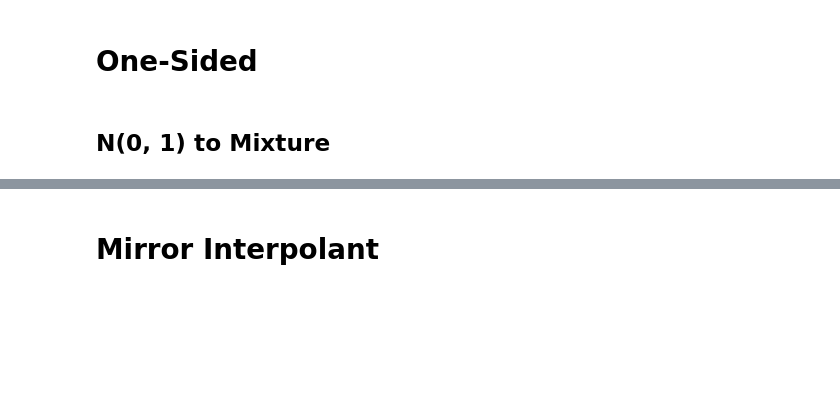
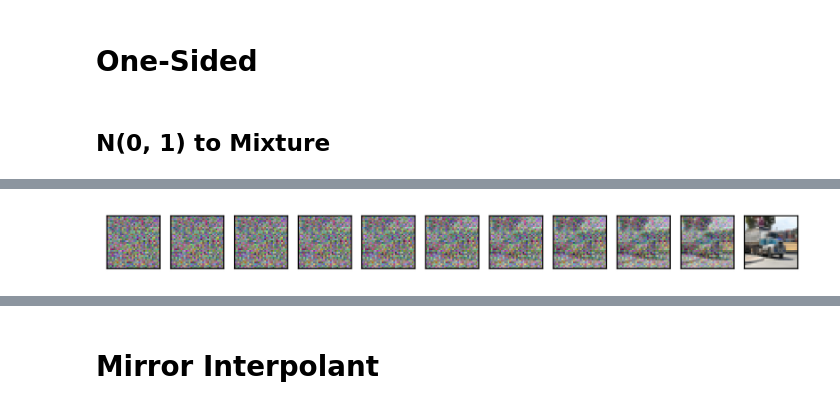
Before and after one commit to malbergo/stochastic-interpolants, a Jupyter notebook: notebooks/exact_velocity.ipynb, the cells around one changed output, grey strips where cells are left out. Cells and saved outputs as stored; diff of their text form; code cells hidden in the pictures; blank space fills up the shorter version.

```diff
--- a/notebooks/exact_velocity.ipynb
+++ b/notebooks/exact_velocity.ipynb
@@ -180,0 +188,7 @@ Files already downloaded and verified
+# %%
+xt = lambda t, x0, z: alpha(t)*x0 + beta(t)*z
+x0 = np.array(next(iter(train_loader))[0])[0]
+# %%
+z   = onp.random.randn(*x0.shape)
+ts  = np.linspace(0.0, 1.0, 10)
+xts = vmap(xt, in_axes=(0, None, None))(ts, x0, z)
@@ -181,3 +206,16 @@ Files already downloaded and verified
+# %%
+plt.close('all')
+fig, axs = plt.subplots(ncols=11, figsize=(10*250/300, 250/300))
+skip = xs_traj.shape[0]//10
+
+for kk, ax in enumerate(axs):
+    ex = xs_traj[::skip][kk][0]
+    ax.imshow(restore(ex / np.abs(ex).max()))
+    ax.grid(False)
+    ax.tick_params(which='both', bottom=False, left=False)
+    ax.set_xticks([]); ax.set_yticks([])
+# %% [output]
+[figure, added]
 # %%
 # sampling settings
 nsteps    = int(1e3)
```
Also changed, not shown: parts of 18 cells of this notebook.
